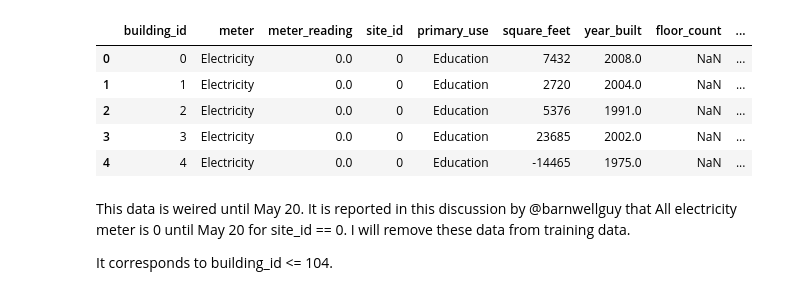
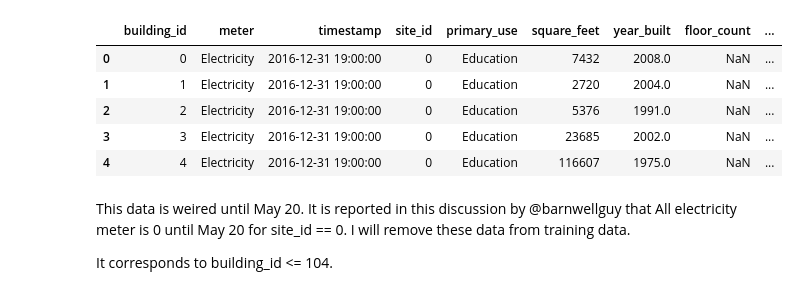
Before and after one commit to Luke-Gray/ASHRAE, a Jupyter notebook: Introducing lag features and other time series features.ipynb, the cells around one changed output. Saved outputs shown, nothing was run; the diff lists cells and outputs as text; code cells hidden in the pictures.

```diff
--- a/Introducing lag features and other time series features.ipynb
+++ b/Introducing lag features and other time series features.ipynb
@@ -30,10 +30,11 @@ train = pd.read_csv('train_to_encode.csv')
+# %%
+train = pd.read_pickle('test.pkl')
 # %%
-train = train.iloc[:,1:]
 train.head()
 # %% [output]
-|  | building_id | meter | meter_reading | site_id | primary_use | square_feet | year_built | floor_count | ... |
-| 0 | 0 | Electricity | 0.0 | 0 | Education | 7432 | 2008.0 | NaN | ... |
-| 1 | 1 | Electricity | 0.0 | 0 | Education | 2720 | 2004.0 | NaN | ... |
-| 2 | 2 | Electricity | 0.0 | 0 | Education | 5376 | 1991.0 | NaN | ... |
-| 3 | 3 | Electricity | 0.0 | 0 | Education | 23685 | 2002.0 | NaN | ... |
-| 4 | 4 | Electricity | 0.0 | 0 | Education | -14465 | 1975.0 | NaN | ... |
+|  | building_id | meter | timestamp | site_id | primary_use | square_feet | year_built | floor_count | ... |
+| 0 | 0 | Electricity | 2016-12-31 19:00:00 | 0 | Education | 7432 | 2008.0 | NaN | ... |
+| 1 | 1 | Electricity | 2016-12-31 19:00:00 | 0 | Education | 2720 | 2004.0 | NaN | ... |
+| 2 | 2 | Electricity | 2016-12-31 19:00:00 | 0 | Education | 5376 | 1991.0 | NaN | ... |
+| 3 | 3 | Electricity | 2016-12-31 19:00:00 | 0 | Education | 23685 | 2002.0 | NaN | ... |
+| 4 | 4 | Electricity | 2016-12-31 19:00:00 | 0 | Education | 116607 | 1975.0 | NaN | ... |
```
Also changed, not shown: parts of 20 cells of this notebook, 1 other file.
